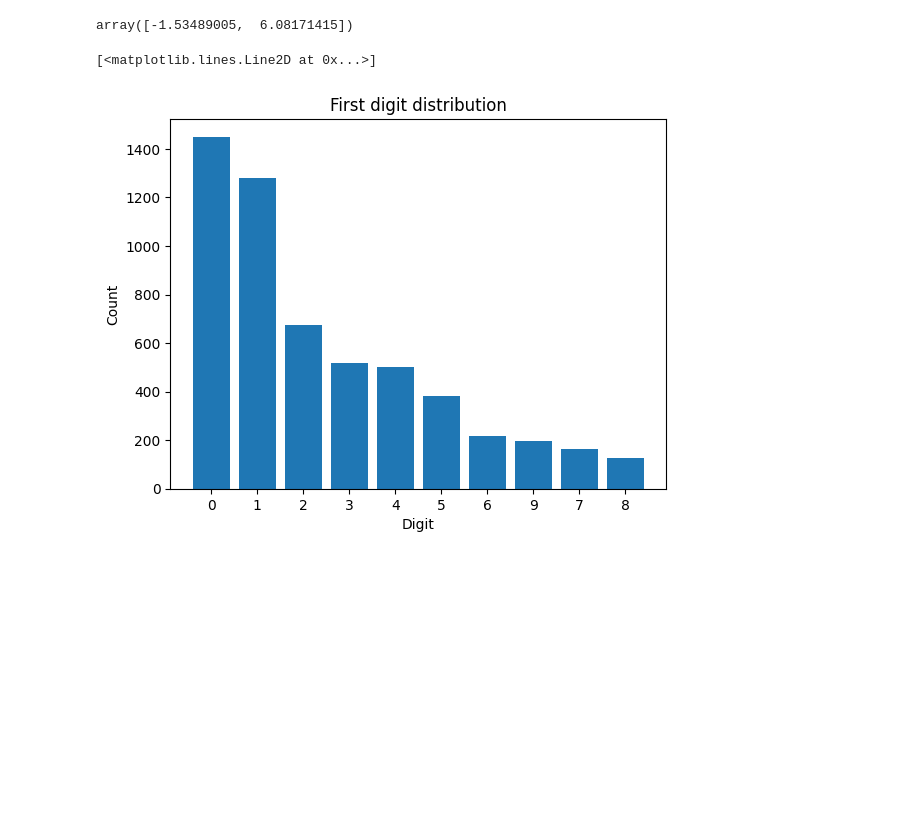
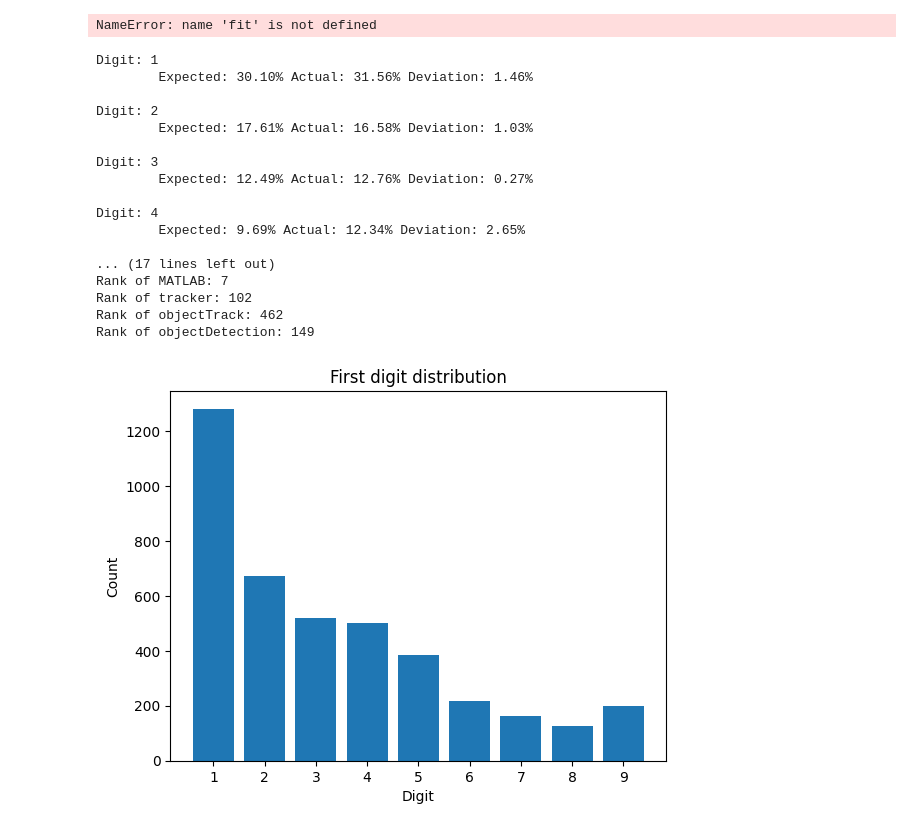
Before and after one commit to zachDiaks/mw-benfords-law, a Jupyter notebook: Main.ipynb, the cells around one changed output. Cells and saved outputs as stored; diff of their text form; code cells hidden in the pictures; blank space fills up the shorter version.

Commit message:
Reset writeup, resolve some benfords issues, add some word lookup tools

```diff
--- a/Main.ipynb
+++ b/Main.ipynb
@@ -92,42 +92,99 @@ Processing file 237 of 1
 # %%
-fit
 # %% [output]
-array([-1.53489005,  6.08171415])
+NameError: name 'fit' is not defined
 # %%
 ''' Plot aggregate data '''
 from Plotter import Plotter
 import json
 import matplotlib.pyplot as plt
 import numpy as np
+import math
+
+np.set_printoptions(3)
 
 # Load data
 with open("aggStats.json", "r") as f:
     content = f.read()
     aggData = json.loads(content)
 
 # Set up plotter
 plotter = Plotter()
 
-# Benford's law: First digit
+# Benford's law: First digit - TODO: Remove 0 from calculateion
 plt.figure()
 digitCounts = list(aggData['Digits'].values())
+digitCounts = digitCounts[1:]  # Remove 0
 plotter.plotDigitDistribution(digitCounts)
+
+# Print expected vs actual digit distribution
+expDistribution = np.zeros(10)
+for digit in range(1, 10):
+    expDistribution[digit-1] = 100 * math.log10(1 + 1 / digit)
+
+actDistribution = 100 * np.array(digitCounts) / np.sum(digitCounts)
+
+for idx, item in enumerate(actDistribution):
+    expected = expDistribution[idx]
+    actual = item
+    deviation = abs(actual - expected)
+    print(f'Digit: {idx+1}\n\tExpected: {expected:.2f}% Actual: {item:.2f}% Deviation: {deviation:.2f}% \n')
 
 # Zipf's law: Word frequency
 wordCounts = list(aggData['Words'].values())
 f = plt.figure()
 plotter.plotWordDistribution(wordCounts, "All", False) # Log-log line
 
 # Fit word log of word frequency to a line
 logCounts = np.log10(wordCounts)
 logRank = np.log10(list(range(1, len(wordCounts) + 1)))
 fit = np.polyfit(logRank, logCounts, 1)
 fitX = np.linspace(1, len(wordCounts), len(wordCounts))
 fitY = pow(fitX, fit[0]) * pow(10, fit[1])
 
 ax = f.axes[0]
 ax.plot(fitX, fitY)
+
+# Compute word rank
+words = aggData['Words']
+ranked_words = sorted(
+        words.items(),
+        key=lambda item: item[1],
+        reverse=True
+    )
+
+wordsByRank = words
+for idx,pair in enumerate(ranked_words):
+    wordsByRank[pair[0]] = idx + int(1)
+
+# Show the top 10 words
+print(f'Top 10 words:\n{ranked_words[1:10]}')
+
+# Show the ranks of some common tracking words
+def lookupRank(ranking, word):
+    rank = ranking[word.lower()]
+    print(f'Rank of {word}: {rank}')
+
+lookupRank(wordsByRank, 'MATLAB')
+lookupRank(wordsByRank, 'tracker')
+lookupRank(wordsByRank, 'objectTrack')
+lookupRank(wordsByRank, 'objectDetection')
 # %% [output]
-[<matplotlib.lines.Line2D at 0x...>]
+Digit: 1
+        Expected: 30.10% Actual: 31.56% Deviation: 1.46%
+
+Digit: 2
+        Expected: 17.61% Actual: 16.58% Deviation: 1.03%
+
+Digit: 3
+        Expected: 12.49% Actual: 12.76% Deviation: 0.27%
+
+Digit: 4
+        Expected: 9.69% Actual: 12.34% Deviation: 2.65%
+
+... (17 lines left out)
+Rank of MATLAB: 7
+Rank of tracker: 102
+Rank of objectTrack: 462
+Rank of objectDetection: 149
-[figure, old version]
+[figure, new version]
 [figure]
```
Also changed, not shown: parts of 3 cells of this notebook, 2 other files.
